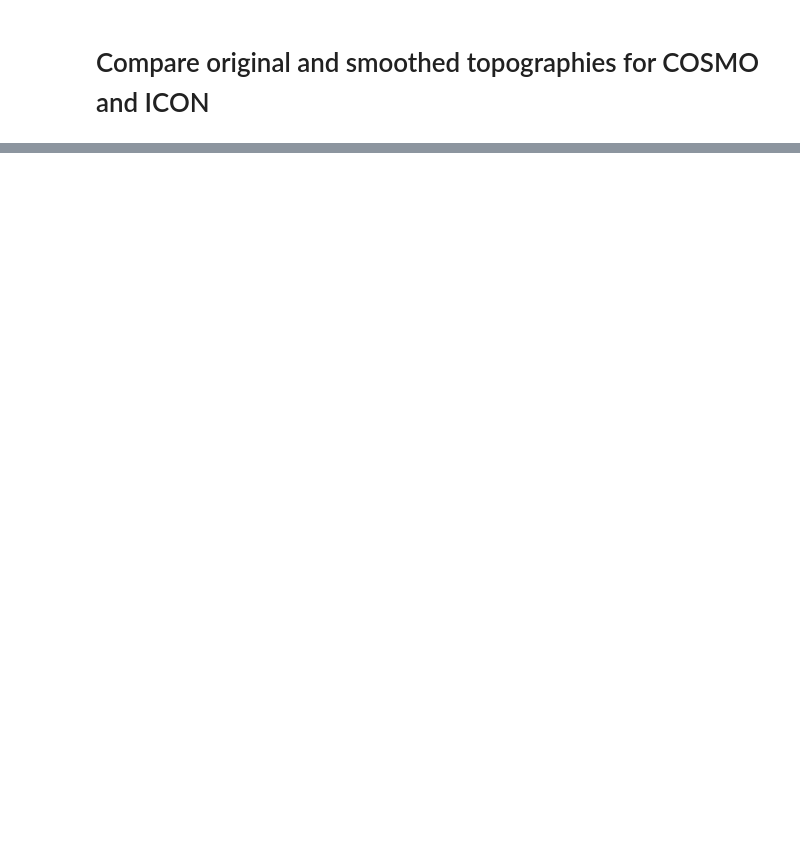
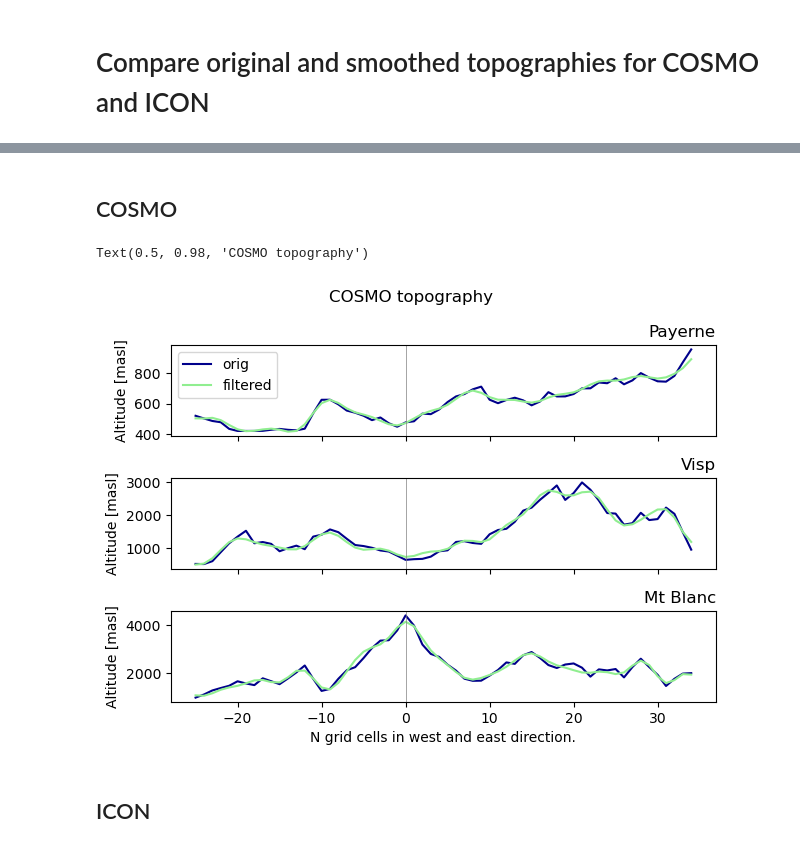
Before and after one commit to MeteoSwiss-APN/vert_coord, a Jupyter notebook: compare_orig_with_smoothed_topo.ipynb, the cells around one changed output, grey strips where cells are left out. Saved outputs shown, nothing was run; the diff lists cells and outputs as text; code cells hidden in the pictures; blank space fills up the shorter version.

Commit message:
compare cosmo topography, icon still missing

```diff
--- a/compare_orig_with_smoothed_topo.ipynb
+++ b/compare_orig_with_smoothed_topo.ipynb
@@ -25,0 +33,5 @@ OSError: [Errno -101] NetCDF: HDF error: b'/store/mch/msopr/swester/vert_coord_f
+# %%
+lats_cosmo = ds_cosmo_orig.lat.values
+lons_cosmo = ds_cosmo_orig.lon.values
+lats_icon  = np.rad2deg(ds_icon_orig.clat.values)
+lons_icon  = np.rad2deg(ds_icon_orig.clon.values)
@@ -25,0 +40,5 @@ OSError: [Errno -101] NetCDF: HDF error: b'/store/mch/msopr/swester/vert_coord_f
+# %%
+hsurf_cosmo_orig = ds_cosmo_orig.HSURF.values
+hsurf_cosmo_filtered = ds_cosmo_filtered.HSURF.values
+hsurf_icon_orig = ds_icon_orig.HSURF.values
+hsurf_icon_niter1_fac64 = ds_icon_niter1_fac64.HSURF.values
@@ -25,0 +48,11 @@ OSError: [Errno -101] NetCDF: HDF error: b'/store/mch/msopr/swester/vert_coord_f
+# %%
+poi_icon = get_poi(lats_icon, lons_icon)
+ind_cosmo = pd.DataFrame(columns=poi_icon.columns,index=['ind_cosmo_lat', 'ind_cosmo_lon'])
+for (column, content) in ind_cosmo.items():
+    ind_lat, ind_lon = ind_from_latlon_regular(lats_cosmo, lons_cosmo,
+                                               poi_icon[column].lat, poi_icon[column].lon,
+                                               verbose=False)
+    content['ind_cosmo_lat'] = ind_lat
+    content['ind_cosmo_lon'] = ind_lon
+poi = pd.concat([poi, ind_cosmo])
+poi
@@ -25,0 +68,30 @@ OSError: [Errno -101] NetCDF: HDF error: b'/store/mch/msopr/swester/vert_coord_f
+# %% [markdown]
+## COSMO
+# %%
+fig, [ax_pay, ax_visp, ax_mtblanc] = plt.subplots(nrows=3, ncols=1, sharex=True, tight_layout=True)
+n_west = 25
+n_east = 35
+n_vector = np.arange(-n_west,n_east)
+
+for (ax, p) in [(ax_pay, poi['pay']), (ax_visp, poi['visp']), (ax_mtblanc, poi['mtblanc'])]:
+    ax.plot(n_vector,
+            hsurf_cosmo_orig[p.ind_cosmo_lat, (p.ind_cosmo_lon-n_west):(p.ind_cosmo_lon+n_east)],
+            color='darkblue',
+            label='orig')
+    ax.plot(n_vector,
+            hsurf_cosmo_filtered[p.ind_cosmo_lat, (p.ind_cosmo_lon-n_west):(p.ind_cosmo_lon+n_east)],
+            color='lightgreen',
+            label='filtered')
+    ax.axvline(0, linewidth=0.5, color="grey")
+    ax.set_ylabel('Altitude [masl]')
+    ax.set_title(p.long_name, loc='right')
+
+ax_pay.legend()
+ax_mtblanc.set_xlabel('N grid cells in west and east direction.')
+fig.suptitle('COSMO topography')
+#ax_pay.plot(hsurf_cosmo_orig[poi['pay'].ind_cosmo_lat, (poi['pay'].ind_cosmo_lon-n_west)])
+# %% [output]
+Text(0.5, 0.98, 'COSMO topography')
+[figure, added]
+# %% [markdown]
+## ICON
```
Also changed, not shown: parts of 9 cells of this notebook, 1 other file.
